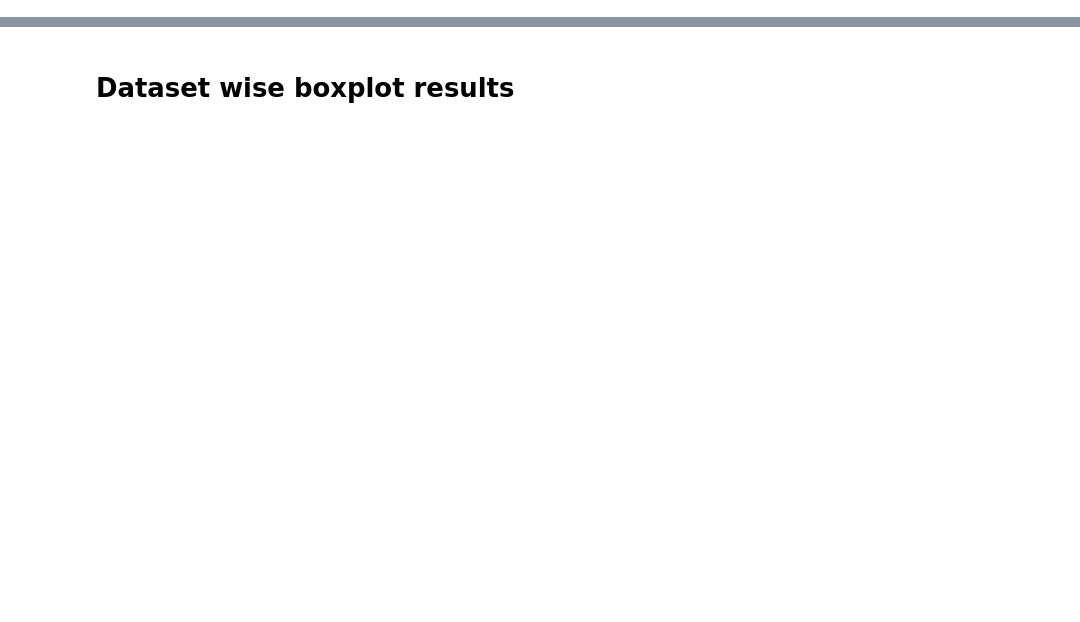
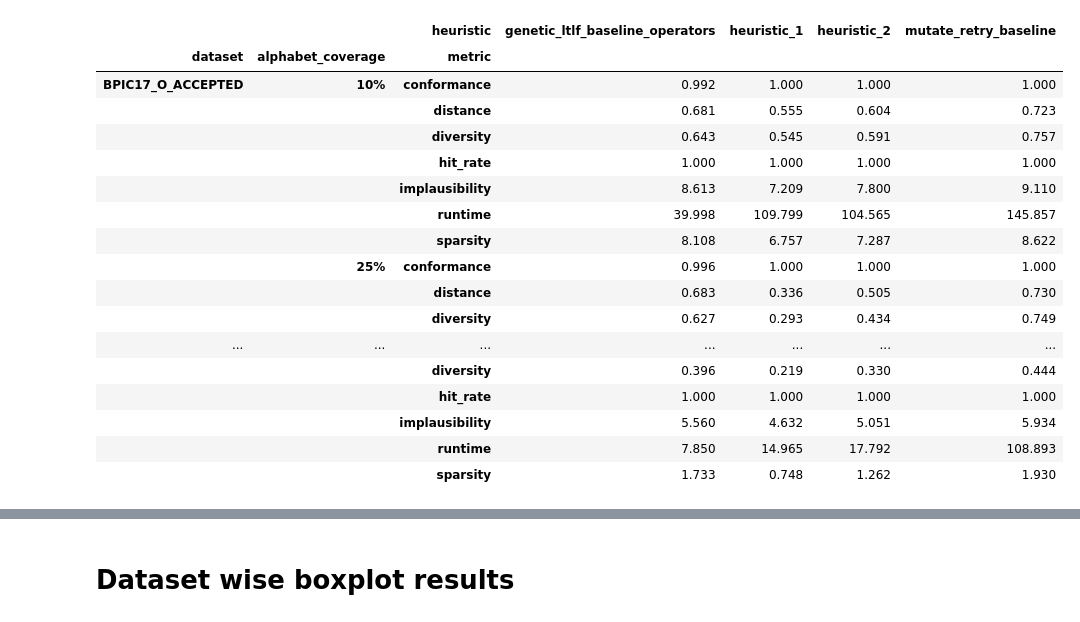
Before and after one commit to Npb01/AAAI2025-temporal-constrained-counterfactuals, a Jupyter notebook: results_analysis.ipynb, the cells around one changed output, grey strips where cells are left out. Cells and saved outputs as stored; diff of their text form; code cells hidden in the pictures; blank space fills up the shorter version.

```diff
--- a/results_analysis.ipynb
+++ b/results_analysis.ipynb
@@ -323,0 +387,76 @@ pivot_table
+# %%
+import pandas as pd
+
+# Combine the already-loaded per-dataset dataframes
+dfs = [globals()[n] for n in ("df1", "df2", "df3") if n in globals() and isinstance(globals()[n], pd.DataFrame)]
+if not dfs:
+    raise RuntimeError("df1/df2/df3 not found. Run the earlier loading cells first.")
+combined = pd.concat(dfs, ignore_index=True).copy()
+
+# Standardize/alias metric column names so we can always find them. Only create a standardized column if it doesn't exist yet.
+aliases = {
+    "sat_score": "conformance",
+    "distance_l2j": "distance",
+    "implausibility_sum": "implausibility",
+    "avg_nbr_changes_per_cf": "sparsity",
+    "diversity_l2j": "diversity",
+    "runtime": "runtime",
+}
+for raw, std in aliases.items():
+    if raw in combined.columns and std not in combined.columns:
+        combined[std] = combined[raw]
+
+# Hit rate if we have the ingredients
+if {"generated_cfs", "desired_nr_of_cfs"}.issubset(combined.columns) and "hit_rate" not in combined.columns:
+    combined["hit_rate"] = combined["generated_cfs"] / combined["desired_nr_of_cfs"]
+
+# Pick the metrics to show (keep only those present)
+metric_order = ["conformance", "distance", "diversity", "hit_rate", "implausibility", "sparsity", "runtime"]
+metric_cols = [m for m in metric_order if m in combined.columns]
+if not metric_cols:
+    raise RuntimeError("No known metric columns found after standardization.")
+
+# Compute the means per dataset × alphabet_coverage × heuristic
+group_keys = ["dataset", "alphabet_coverage", "heuristic"]
+missing_keys = [k for k in group_keys if k not in combined.columns]
+if missing_keys:
+    raise KeyError(f"Missing expected columns: {missing_keys}")
+
+avg_df = (
+    combined
+    .groupby(group_keys, as_index=False)[metric_cols]
+    .mean(numeric_only=True)
+)
+
+# Reshape to match the rank table structure
+avg_pivot = (
+    avg_df
+    .melt(id_vars=group_keys, value_vars=metric_cols,
+          var_name="metric", value_name="avg_value")
+    .pivot_table(index=["dataset", "alphabet_coverage", "metric"],
+                 columns="heuristic", values="avg_value")
+    .sort_index(level=["dataset", "alphabet_coverage", "metric"])
+)
+
+# Display nicely
+with pd.option_context("display.float_format", lambda x: f"{x:.3f}"):
+    display(avg_pivot)
+# %% [output]
+|  |  | heuristic | genetic_ltlf_baseline_operators | heuristic_1 | heuristic_2 | mutate_retry_baseline |
+| dataset | alphabet_coverage | metric |  |  |  |  |
+| BPIC17_O_ACCEPTED | 10% | conformance | 0.992 | 1.000 | 1.000 | 1.000 |
+|  |  | distance | 0.681 | 0.555 | 0.604 | 0.723 |
+|  |  | diversity | 0.643 | 0.545 | 0.591 | 0.757 |
+|  |  | hit_rate | 1.000 | 1.000 | 1.000 | 1.000 |
+|  |  | implausibility | 8.613 | 7.209 | 7.800 | 9.110 |
+|  |  | runtime | 39.998 | 109.799 | 104.565 | 145.857 |
+|  |  | sparsity | 8.108 | 6.757 | 7.287 | 8.622 |
+|  | 25% | conformance | 0.996 | 1.000 | 1.000 | 1.000 |
+|  |  | distance | 0.683 | 0.336 | 0.505 | 0.730 |
+|  |  | diversity | 0.627 | 0.293 | 0.434 | 0.749 |
+| ... | ... | ... | ... | ... | ... | ... |
+|  |  | diversity | 0.396 | 0.219 | 0.330 | 0.444 |
+|  |  | hit_rate | 1.000 | 1.000 | 1.000 | 1.000 |
+|  |  | implausibility | 5.560 | 4.632 | 5.051 | 5.934 |
+|  |  | runtime | 7.850 | 14.965 | 17.792 | 108.893 |
+|  |  | sparsity | 1.733 | 0.748 | 1.262 | 1.930 |
```
Also changed, not shown: parts of 16 cells of this notebook, 14 other files.
